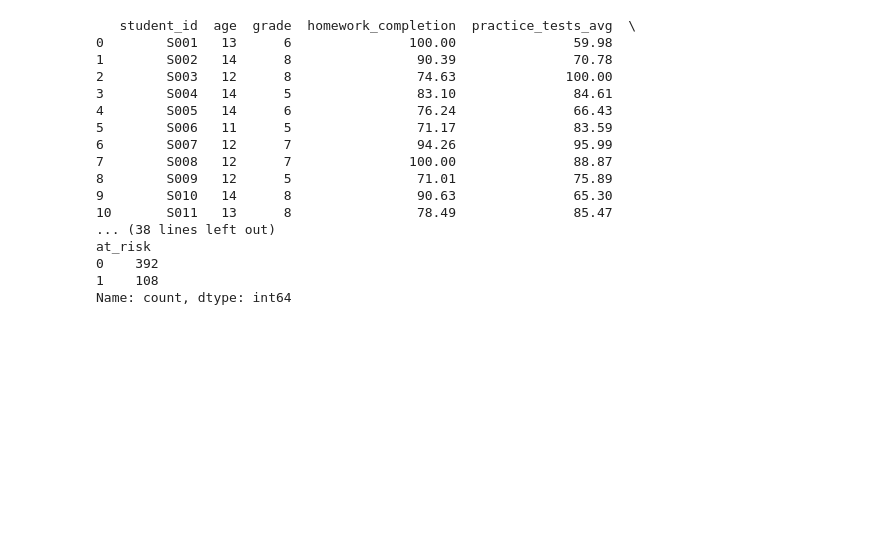
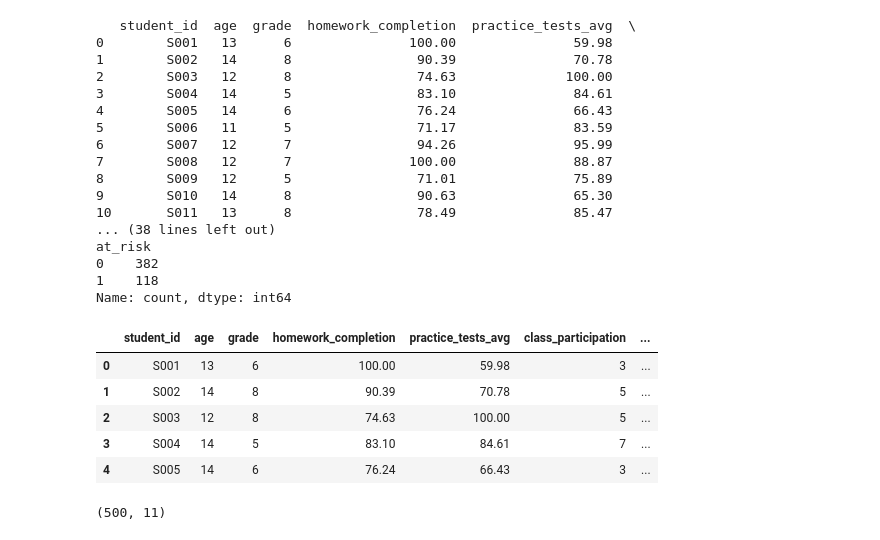
Before and after one commit to shwetakhanjan/student-learning-risk-ml, a Jupyter notebook: notebooks/01_data_exploration.ipynb, the cells around one changed output. Saved outputs shown, nothing was run; the diff lists cells and outputs as text; code cells hidden in the pictures; blank space fills up the shorter version.

```diff
--- a/notebooks/01_data_exploration.ipynb
+++ b/notebooks/01_data_exploration.ipynb
@@ -17,7 +24,7 @@ grade = np.random.randint(5, 9, n_students)
 homework_completion = np.random.normal(85, 10, n_students).clip(50, 100).round(2)
 practice_tests_avg = np.random.normal(75, 15, n_students).clip(40, 100).round(2)
 
-class_participation = np.random.normal(7, 2, n_students).clip(0, 10).round(2)
+class_participation = np.random.random_integers(2, 7, n_students).clip(0, 10)
 geometry_score = np.random.normal(70, 15, n_students).clip(30, 100).round(2)
 prealgebra_score = np.random.normal(72, 12, n_students).clip(40, 100).round(2)
 recent_quiz_avg = np.random.normal(70, 15, n_students).clip(30, 100).round(2)
@@ -45,7 +52,7 @@ df = pd.DataFrame({
 })
 
 # Save to CSV
-df.to_csv("C://Users//store//Downloads//student_math_synthetic.csv", index=False)
+df.to_csv("student_math_synthetic.csv", index=False)
 print(df.head(15))
 print(df["at_risk"].value_counts())
 # %% [output]
@@ -63,6 +70,6 @@ print(df["at_risk"].value_counts())
 10       S011   13      8                78.49               85.47
 ... (38 lines left out)
 at_risk
-0    392
-1    108
+0    382
+1    118
 Name: count, dtype: int64
@@ -68,0 +83,14 @@ Name: count, dtype: int64
+# %%
+df = pd.read_csv("student_math_synthetic.csv")
+df.head()
+# %% [output]
+|  | student_id | age | grade | homework_completion | practice_tests_avg | class_participation | ... |
+| 0 | S001 | 13 | 6 | 100.00 | 59.98 | 3 | ... |
+| 1 | S002 | 14 | 8 | 90.39 | 70.78 | 5 | ... |
+| 2 | S003 | 12 | 8 | 74.63 | 100.00 | 5 | ... |
+| 3 | S004 | 14 | 5 | 83.10 | 84.61 | 7 | ... |
+| 4 | S005 | 14 | 6 | 76.24 | 66.43 | 3 | ... |
+# %%
+df.shape
+# %% [output]
+(500, 11)
```
Also changed, not shown: parts of 12 cells of this notebook.
